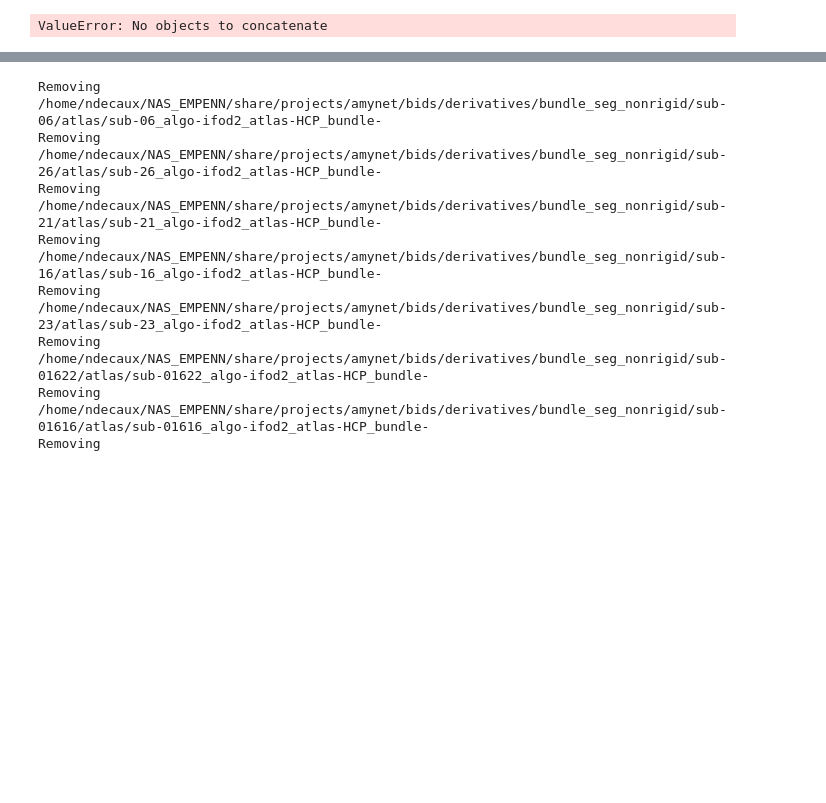
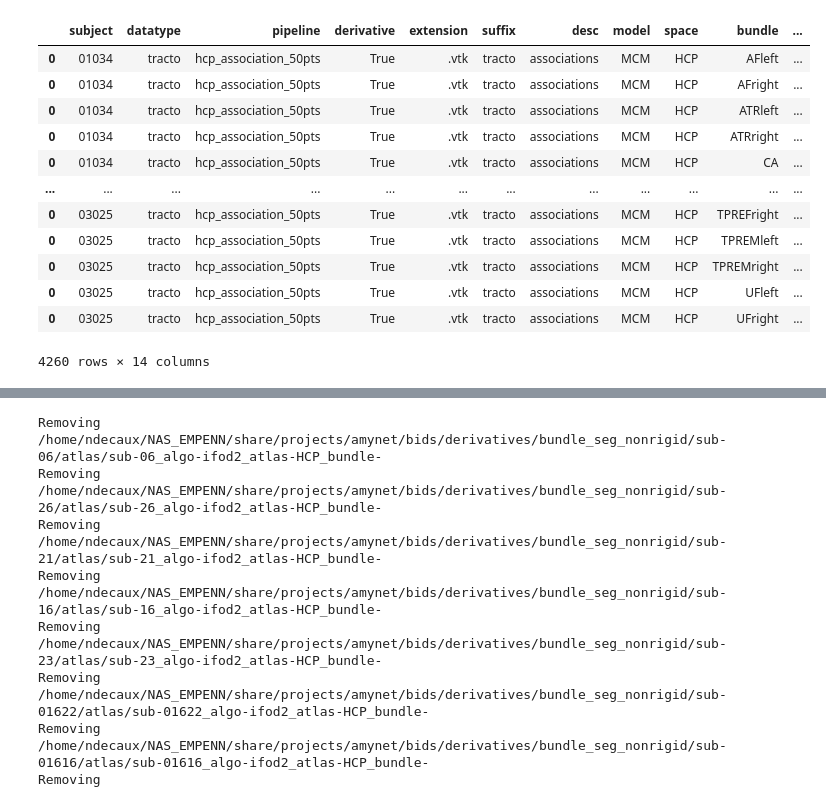
Before and after one commit to nathandecaux/actiDep, a Jupyter notebook: clean_files.ipynb, the cells around one changed output, grey strips where cells are left out. Saved outputs shown, nothing was run; the diff lists cells and outputs as text; code cells hidden in the pictures; blank space fills up the shorter version.

```diff
--- a/clean_files.ipynb
+++ b/clean_files.ipynb
@@ -1,30 +1,42 @@
 # %%
 from actiDep.data.loader import Subject,Actidep
 import os
 import pandas as pd
-ds = Actidep('/home/ndecaux/NAS_EMPENN/share/projects/amynet/bids')
+ds = Actidep('/home/ndecaux/NAS_EMPENN/share/projects/actidep/bids')
 # fa=ds.get_global(pipeline='anima_preproc',metric='FA')
 # dti=ds.get_global(pipeline='anima_preproc',model='DTI',metric=None)
 # brain_mask=ds.get_global(pipeline='anima_preproc',suffix='mask',label='brain',extension='.nii.gz',model=None,datatype='dwi')
 # print(len(fa))
 # print(len(dti))
 # print(len(preproc_dwi))
 # wrong_T1=ds.get_global(pipeline='anima_preproc',suffix='T1w',label=None)
 # print([x.path for x in wrong_T1])
 
 # #Remove all wrong T1 files
 # for f in wrong_T1:
 #     print(f'Removing {f.path}')
 #     os.remove(f.path)
 
 # for m in brain_mask:
 #     m.update_entities(space='B0')
 # print([x.path for x in brain_mask])
 
 # bundleseg_tracto=ds.get_global(suffix='tracto',label='brain',extension='trk',datatype='tracto',pipeline='bundle_seg_nonrigid')
-bundleseg_tracto=ds.get_global(datatype='atlas',suffix='bundle-')
+bundleseg_tracto=ds.get_global(pipeline='hcp_association_50pts',desc='associations',extension='vtk')
 
 df=pd.concat([b.df for b in bundleseg_tracto])
 df
 # %% [output]
+|  | subject | datatype | pipeline | derivative | extension | suffix | desc | model | space | bundle | ... |
+| 0 | 01034 | tracto | hcp_association_50pts | True | .vtk | tracto | associations | MCM | HCP | AFleft | ... |
+| 0 | 01034 | tracto | hcp_association_50pts | True | .vtk | tracto | associations | MCM | HCP | AFright | ... |
+| 0 | 01034 | tracto | hcp_association_50pts | True | .vtk | tracto | associations | MCM | HCP | ATRleft | ... |
+| 0 | 01034 | tracto | hcp_association_50pts | True | .vtk | tracto | associations | MCM | HCP | ATRright | ... |
+| 0 | 01034 | tracto | hcp_association_50pts | True | .vtk | tracto | associations | MCM | HCP | CA | ... |
+| ... | ... | ... | ... | ... | ... | ... | ... | ... | ... | ... | ... |
+| 0 | 03025 | tracto | hcp_association_50pts | True | .vtk | tracto | associations | MCM | HCP | TPREFright | ... |
+| 0 | 03025 | tracto | hcp_association_50pts | True | .vtk | tracto | associations | MCM | HCP | TPREMleft | ... |
+| 0 | 03025 | tracto | hcp_association_50pts | True | .vtk | tracto | associations | MCM | HCP | TPREMright | ... |
+| 0 | 03025 | tracto | hcp_association_50pts | True | .vtk | tracto | associations | MCM | HCP | UFleft | ... |
+| 0 | 03025 | tracto | hcp_association_50pts | True | .vtk | tracto | associations | MCM | HCP | UFright | ... |
-ValueError: No objects to concatenate
+4260 rows × 14 columns
```
Also changed, not shown: parts of 1 cell of this notebook, 17 other files.
